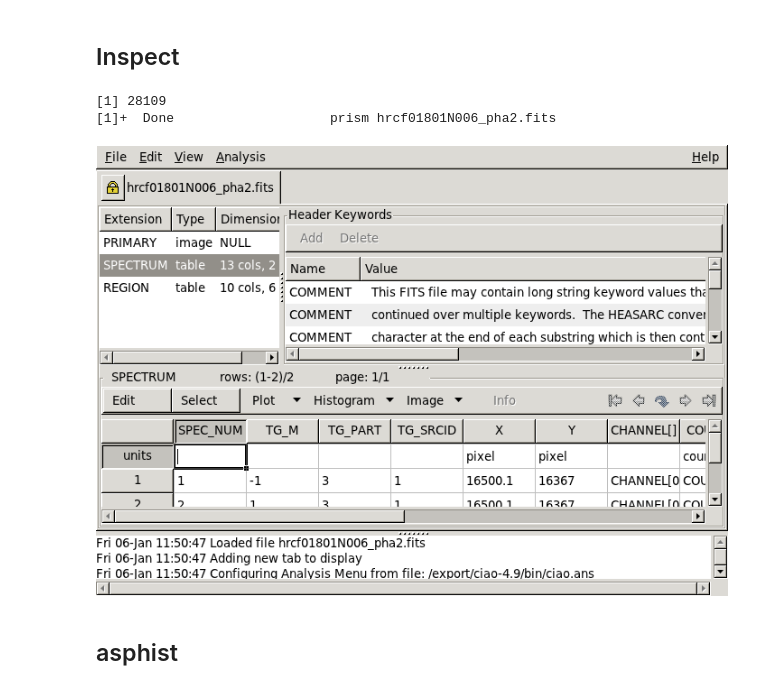
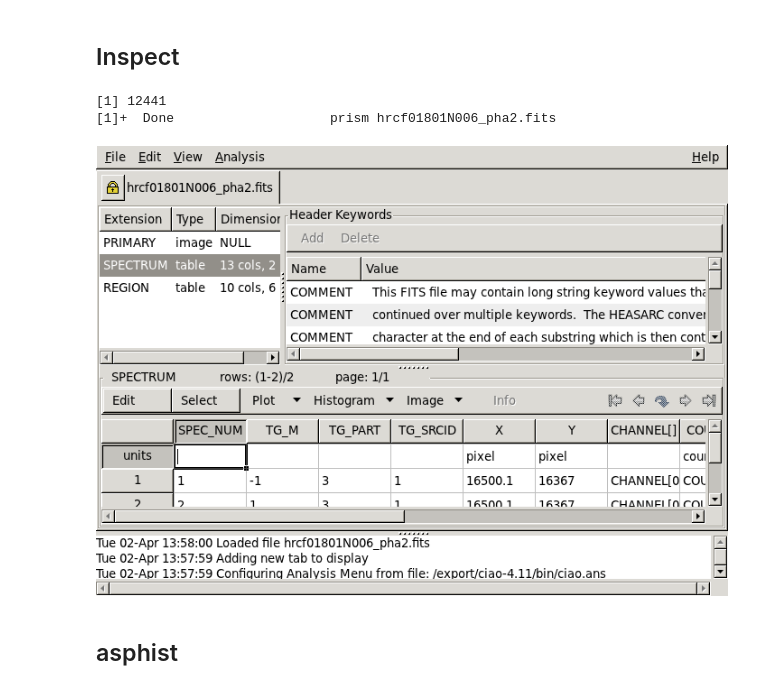
Before and after one commit to cxcsds/ciao-threads, a Jupyter notebook: mkgarf_letghrci.ipynb, the cells around one changed output. Saved outputs shown, nothing was run; the diff lists cells and outputs as text; code cells hidden in the pictures.

```diff
--- a/mkgarf_letghrci.ipynb
+++ b/mkgarf_letghrci.ipynb
@@ -37,15 +32,15 @@ Downloading files for ObsId 1801, total size is 17 Mb.
 ## Inspect
 # %%
 prism hrcf01801N006_pha2.fits &
-sleep 3
+sleep 5
 import -window prism prism.png
 xpaset -p prism quit
 
 display < prism.png
 # %% [output]
-[1] 28109
+[1] 12441
 [1]+  Done                    prism hrcf01801N006_pha2.fits
-[figure, old version]
+[figure, new version]
 # %% [markdown]
 ## asphist
 # %%
```
Also changed, not shown: parts of 4 cells of this notebook.
